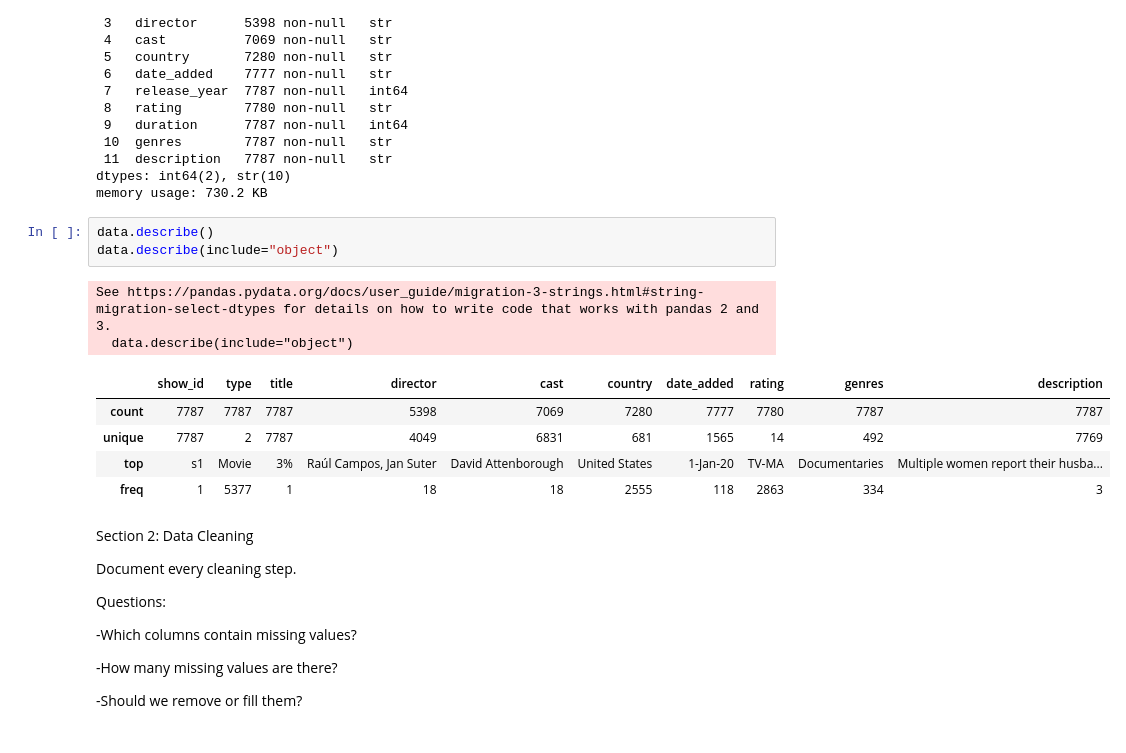
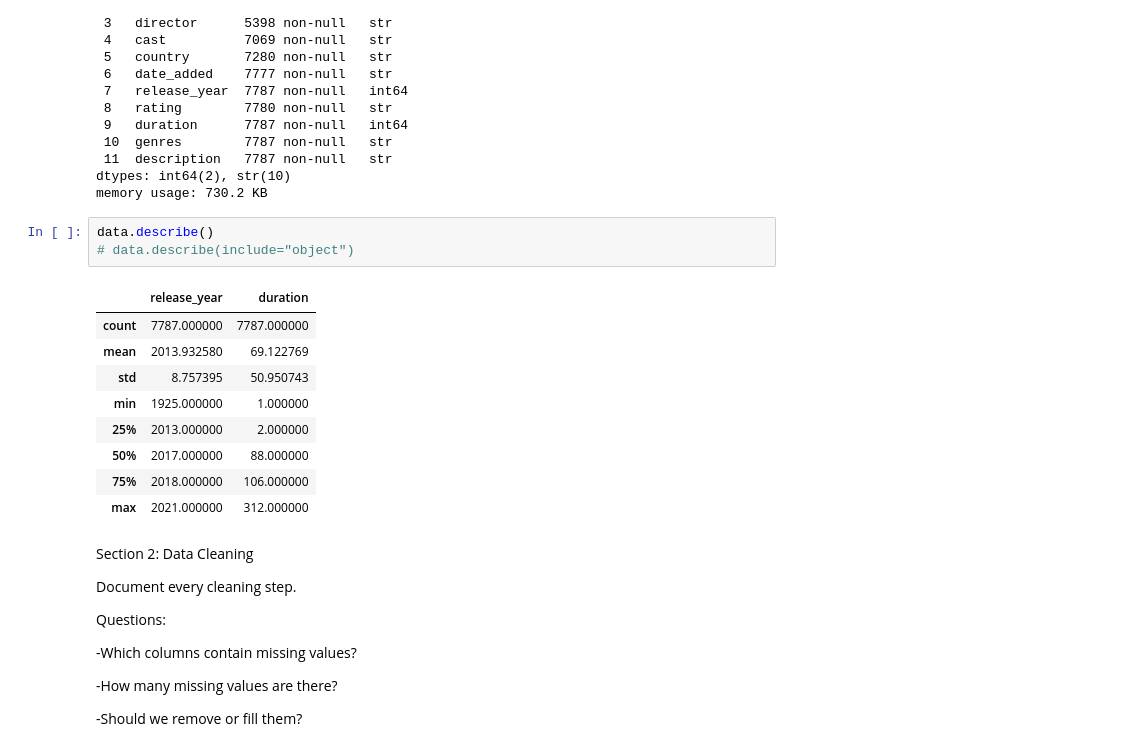
Before and after one commit to humt68296-sys/NETFLIX-EDA, a Jupyter notebook: notebooks/analysis1.ipynb, the cells around one changed output. Drawn from its saved outputs; the diff is of its cells as text.

```diff
--- a/notebooks/analysis1.ipynb
+++ b/notebooks/analysis1.ipynb
@@ -74,15 +76,17 @@ dtypes: int64(2), str(10)
 memory usage: 730.2 KB
 # %%
 data.describe()
-data.describe(include="object")
+# data.describe(include="object")
 # %% [output]
-See https://pandas.pydata.org/docs/user_guide/migration-3-strings.html#string-migration-select-dtypes for details on how to write code that works with pandas 2 and 3.
-  data.describe(include="object")
-|  | show_id | type | title | director | cast | country | date_added | rating | genres | description |
-| count | 7787 | 7787 | 7787 | 5398 | 7069 | 7280 | 7777 | 7780 | 7787 | 7787 |
-| unique | 7787 | 2 | 7787 | 4049 | 6831 | 681 | 1565 | 14 | 492 | 7769 |
-| top | s1 | Movie | 3% | Raúl Campos, Jan Suter | David Attenborough | United States | 1-Jan-20 | TV-MA | Documentaries | Multiple women report their husba... |
-| freq | 1 | 5377 | 1 | 18 | 18 | 2555 | 118 | 2863 | 334 | 3 |
+|  | release_year | duration |
+| count | 7787.000000 | 7787.000000 |
+| mean | 2013.932580 | 69.122769 |
+| std | 8.757395 | 50.950743 |
+| min | 1925.000000 | 1.000000 |
+| 25% | 2013.000000 | 2.000000 |
+| 50% | 2017.000000 | 88.000000 |
+| 75% | 2018.000000 | 106.000000 |
+| max | 2021.000000 | 312.000000 |
 # %% [markdown]
 Section 2: Data Cleaning
 
```
Also changed, not shown: parts of 3 cells of this notebook, 1 other file.
